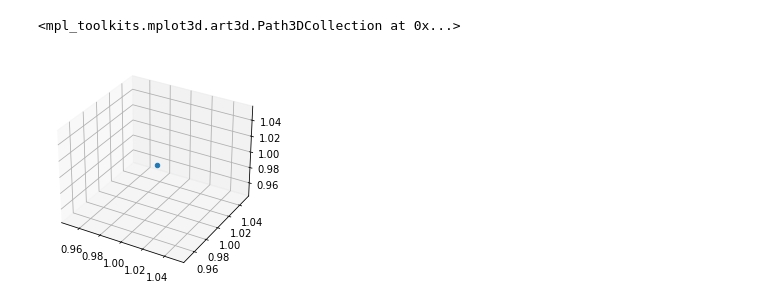
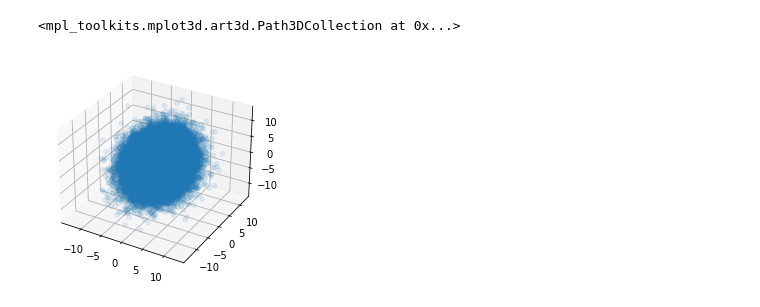
Before and after one commit to OscarChang46/Statistical-Learning-Theory, a Jupyter notebook: code/sampling.ipynb, the cells around one changed output. Drawn from its saved outputs; the diff is of its cells as text; code cells hidden in the pictures.

```diff
--- a/code/sampling.ipynb
+++ b/code/sampling.ipynb
@@ -5,16 +5,17 @@ from scipy.stats import multivariate_normal
 import matplotlib.pyplot as plt
 
 
-mean = [1,1,1]
-cov = [[1, 0, 0],
-       [0, 1, 0],
-       [0, 0, 1]]
-x = np.linspace(0, 5, 10, endpoint=False)
-y = multivariate_normal.pdf(x, mean=2.5, cov=0.5);
+mean = [0,0,0]
+cov = [[10, 0, 0],
+       [0, 10, 5],
+       [0, 5, 10]]
+
+out= np.random.multivariate_normal(mean, cov, 50000)
+x,y,z = out[:,0],out[:,1],out[:,2]
 # %%
 fig = plt.figure()
 ax = plt.axes(projection='3d')
-ax.scatter3D(1,1,1)
+ax.scatter3D(x,y,z, alpha = 0.1)
 # %% [output]
 <mpl_toolkits.mplot3d.art3d.Path3DCollection at 0x...>
-[figure, old version]
+[figure, new version]
```
Also changed, not shown: 1 other file.
